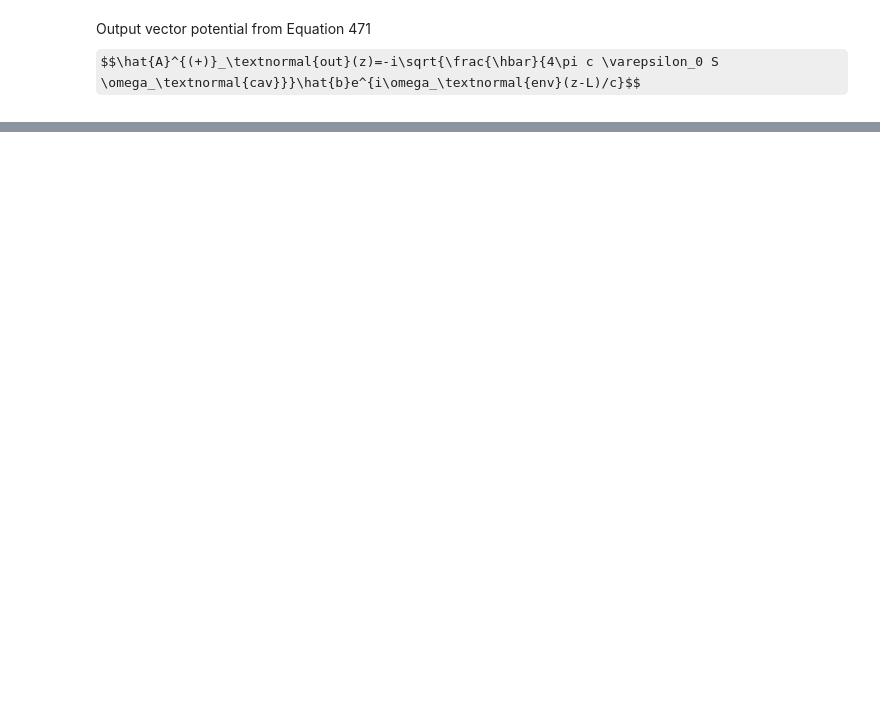
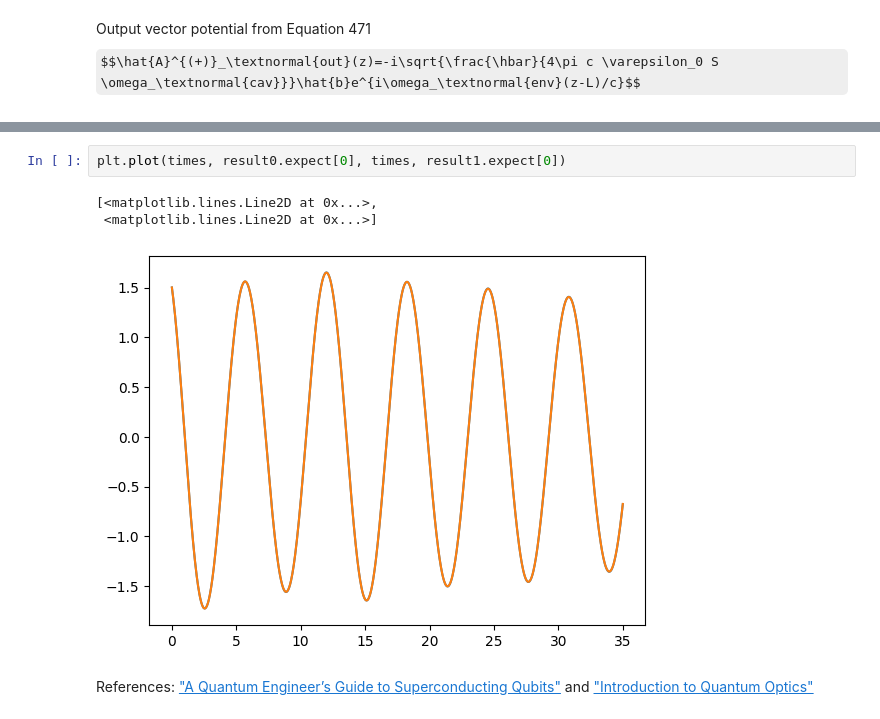
Before and after one commit to ethanlee515/quantum-optics-nonsense, a Jupyter notebook: main.ipynb, the cells around one changed output, grey strips where cells are left out. Cells and saved outputs as stored; diff of their text form; some formulas as TeX source; blank space fills up the shorter version.

```diff
--- a/main.ipynb
+++ b/main.ipynb
@@ -67,0 +105,8 @@ plt.plot(times, result.expect[0])
+# %%
+plt.plot(times, result0.expect[0], times, result1.expect[0])
+# %% [output]
+[<matplotlib.lines.Line2D at 0x...>,
+ <matplotlib.lines.Line2D at 0x...>]
+[figure, added]
+# %% [markdown]
+References: ["A Quantum Engineer’s Guide to Superconducting Qubits"](https://arxiv.org/pdf/1904.06560.pdf) and ["Introduction to Quantum Optics"](https://www.carlosnb.com/_files/ugd/b99da1_fa5355be38c448aca09f1584d705c52a.pdf)
```
Also changed, not shown: parts of 24 cells of this notebook, 1 other file.
